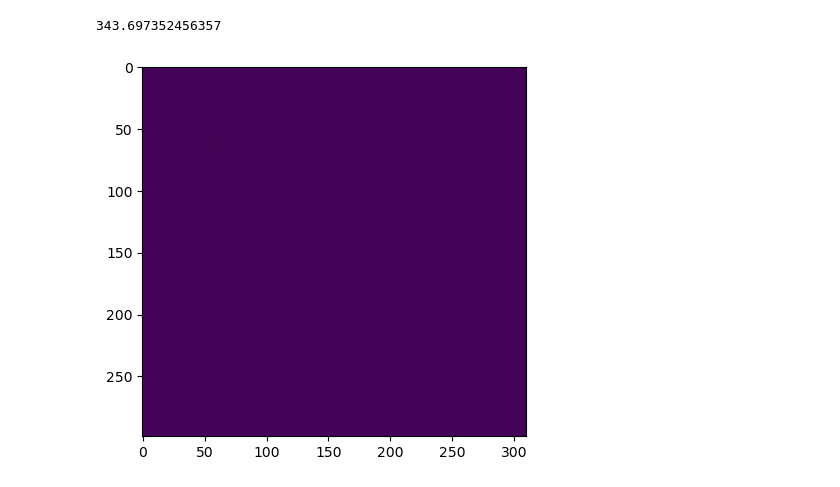
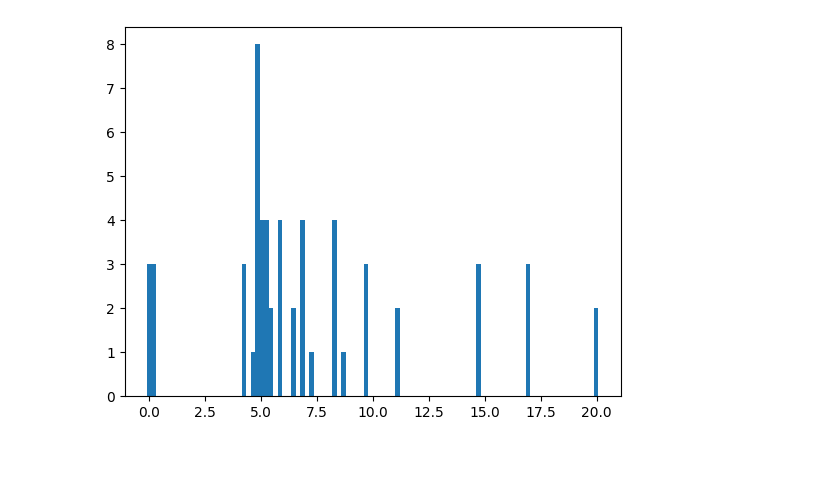
Before and after one commit to daggermaster3000/CerebroFlow, a Jupyter notebook: Graphs.ipynb, the cells around one changed output. Cells and saved outputs as stored; diff of their text form; code cells hidden in the pictures; blank space fills up the shorter version.

```diff
--- a/Graphs.ipynb
+++ b/Graphs.ipynb
@@ -115,8 +138,5 @@ GIF saved to output.gif
-# %%
-print(np.max(speed_image))
-
-plt.imshow(speed_image[150],vmax=np.max(speed_image))
-plt.show()
-# %% [output]
-343.697352456357
-[figure, removed]
+# %%
+plt.hist(speeds,bins=100)
+plt.show()
+# %% [output]
+[figure, added]
```
Also changed, not shown: parts of 10 cells of this notebook, 2 other files.
